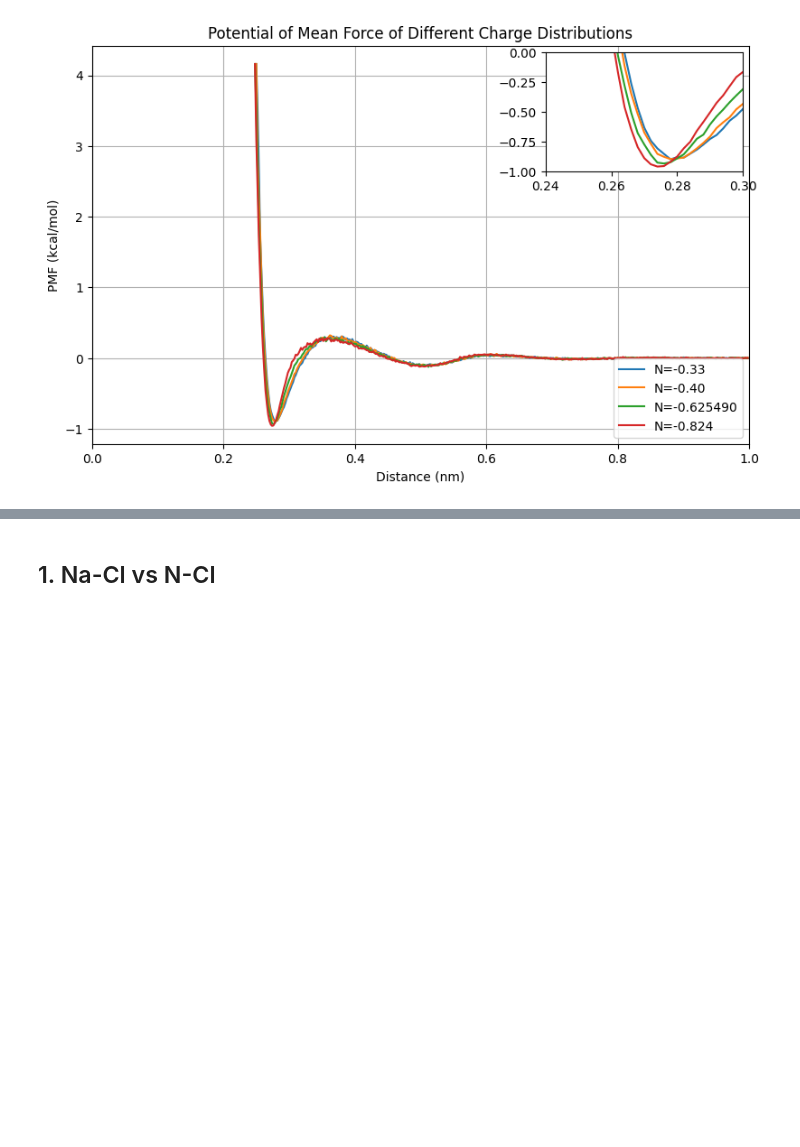
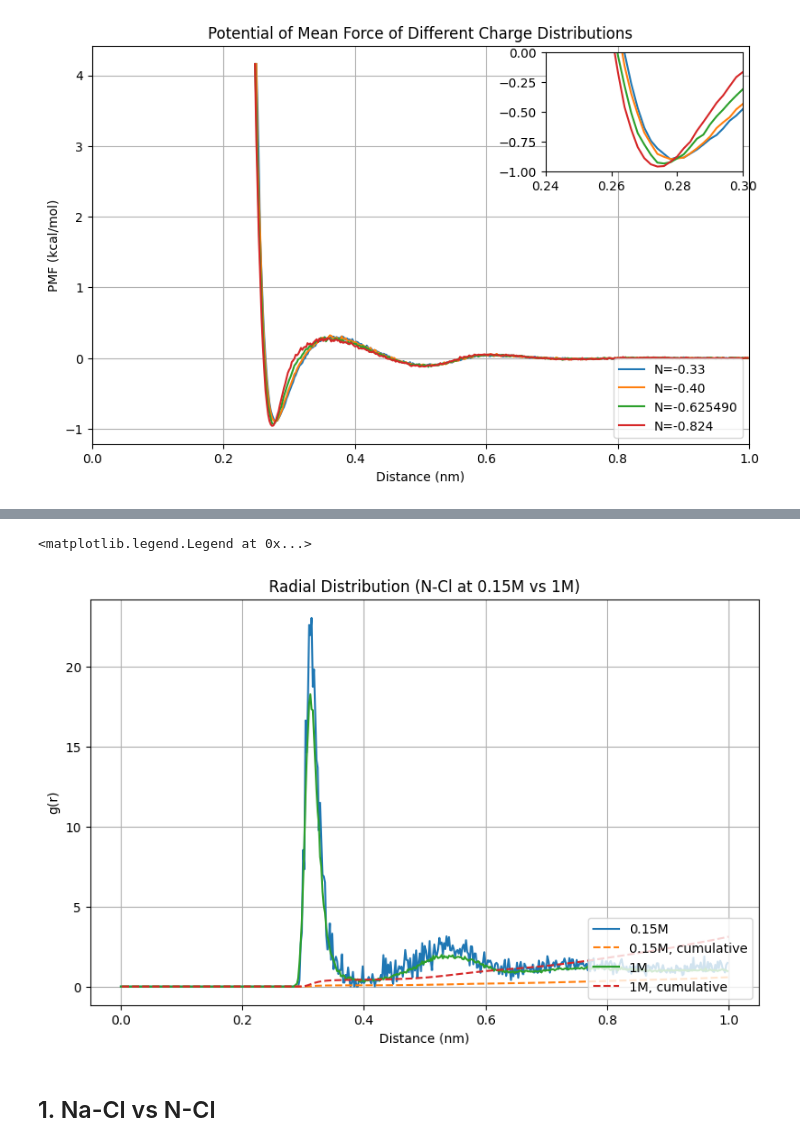
Before and after one commit to Heiley-W/project, a Jupyter notebook: RDF-analysis.ipynb, the cells around one changed output, grey strips where cells are left out. Saved outputs shown, nothing was run; the diff lists cells and outputs as text; code cells hidden in the pictures; blank space fills up the shorter version.

```diff
--- a/RDF-analysis.ipynb
+++ b/RDF-analysis.ipynb
@@ -21,11 +21,15 @@ def plt_plot(name, label):
     y = data[:, 1]
     plt.plot(x,y,label = f"{label}")
 
-def plt_plot_cn(name, label):
+def plt_plot_cn(name,name_cn, label):
     data = np.loadtxt(f"{name}",skiprows=25)
     x = data[:, 0]
     y = data[:, 1]
-    plt.plot(x,y,label = f"{label}", linestyle="dashed")
+    plt.plot(x,y,label = f"{label}")
+    data = np.loadtxt(f"{name_cn}",skiprows=25)
+    x = data[:, 0]
+    y = data[:, 1]
+    plt.plot(x,y,label = f"{label}, cumulative", linestyle="dashed")
 
 def findminimum(run,run_cn):
     data1 = np.loadtxt(f'{run}',skiprows=25)
@@ -162,3 +217,11 @@ Coordination number = 6.394
+# %%
+plot_settings("Radial Distribution (N-Cl at 0.15M vs 1M)")
+plt_plot_cn('rdf/nh4cl-rdf/rdf_0.15M-nh4-cl.xvg','rdf/nh4cl-rdf/rdf_0.15M-nh4-cl_cn.xvg','0.15M')
+plt_plot_cn('rdf/nh4cl-rdf/rdf_1M-nh4-cl.xvg','rdf/nh4cl-rdf/rdf_1M-nh4-cl_cn.xvg','1M')
+plt.legend(loc='lower right')
+# %% [output]
+<matplotlib.legend.Legend at 0x...>
+[figure, added]
 # %% [markdown]
 ## 1. Na-Cl vs N-Cl
 # %% [markdown]
```
Also changed, not shown: parts of 3 cells of this notebook.
